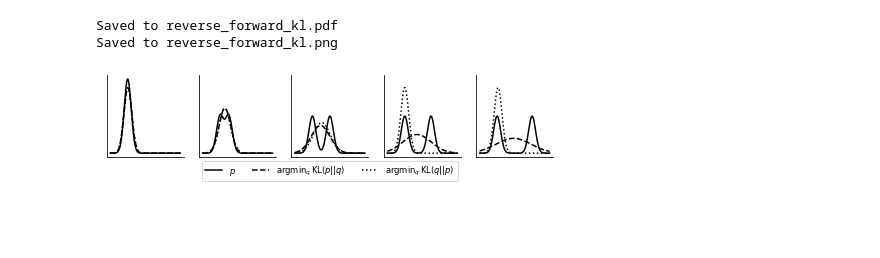
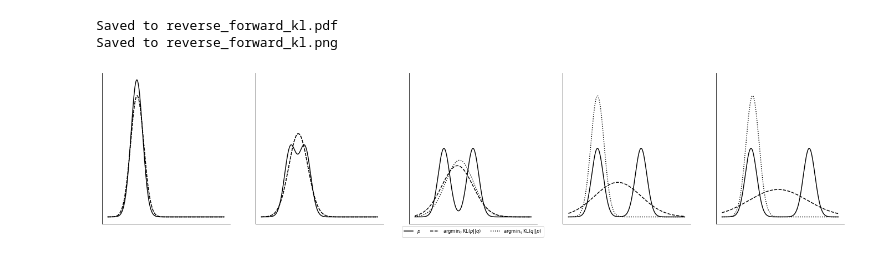
Before and after one commit to nmichlo/disent, a Jupyter notebook: div_vs_modes.ipynb, the cells around one changed output. Cells and saved outputs as stored; diff of their text form; code cells hidden in the pictures; blank space fills up the shorter version.

```diff
--- a/div_vs_modes.ipynb
+++ b/div_vs_modes.ipynb
@@ -20,6 +5,7 @@ import numpy as np
 import scipy as sp
 import scipy.stats
 import matplotlib.pyplot as plt
+import seaborn as sns
 
 
 class GaussianMixture1D:
@@ -47,14 +33,14 @@ class GaussianMixture1D:
                 loc=self.means[mixture_idx],
                 scale=self.stds[mixture_idx]
             )
-        return sp.misc.logsumexp(mixture_logpdfs + np.log(self.mixture_probs), axis=1)
+        return sp.special.logsumexp(mixture_logpdfs + np.log(self.mixture_probs), axis=1)
 
     def pdf(self, samples):
         return np.exp(self.logpdf(samples))
 
 
-def approx_kl(gmm_1, gmm_2, xs):
-    ys = gmm_1.pdf(xs) * (gmm_1.logpdf(xs) - gmm_2.logpdf(xs))
+def approx_kl(gmm_p, gmm_q, xs):
+    ys = gmm_p.pdf(xs) * (gmm_p.logpdf(xs) - gmm_q.logpdf(xs))
     return np.trapz(ys, xs)
 
 
@@ -133,32 +119,32 @@ def main():
         )
 
     # plotting
     fig, axs = plt.subplots(nrows=1, ncols=num_p_second_means, sharex=True, sharey=True)
-    fig.set_size_inches(8, 1.5)
+    fig.set_size_inches(24, 5)
     for p_second_mean_idx, p_second_mean in enumerate(p_second_mean_list):
         xs_min = -5
         xs_max = 15
         num_plot_points = 1000
         xs = np.linspace(xs_min, xs_max, num_plot_points)
         axs[p_second_mean_idx].plot(xs, p[p_second_mean_idx].pdf(xs), label='$p$', color='black')
         axs[p_second_mean_idx].plot(xs, q_best_forward[p_second_mean_idx].pdf(xs), label='$\mathrm{argmin}_q \,\mathrm{KL}(p || q)$', color='black', linestyle='dashed')
         axs[p_second_mean_idx].plot(xs, q_best_reverse[p_second_mean_idx].pdf(xs), label='$\mathrm{argmin}_q \,\mathrm{KL}(q || p)$', color='black', linestyle='dotted')
 
         axs[p_second_mean_idx].spines['right'].set_visible(False)
         axs[p_second_mean_idx].spines['top'].set_visible(False)
         axs[p_second_mean_idx].set_yticks([])
         axs[p_second_mean_idx].set_xticks([])
 
     axs[2].legend(ncol=3, loc='upper center', bbox_to_anchor=(0.5, 0), fontsize='small')
     filenames = ['reverse_forward_kl.pdf', 'reverse_forward_kl.png']
     for filename in filenames:
         fig.savefig(filename, bbox_inches='tight', dpi=200)
         print('Saved to {}'.format(filename))
 
 
 if __name__ == '__main__':
     main()
 # %% [output]
 Saved to reverse_forward_kl.pdf
 Saved to reverse_forward_kl.png
-[figure, old version]
+[figure, new version]
```
Also changed, not shown: parts of 1 cell of this notebook, 4 other files.
